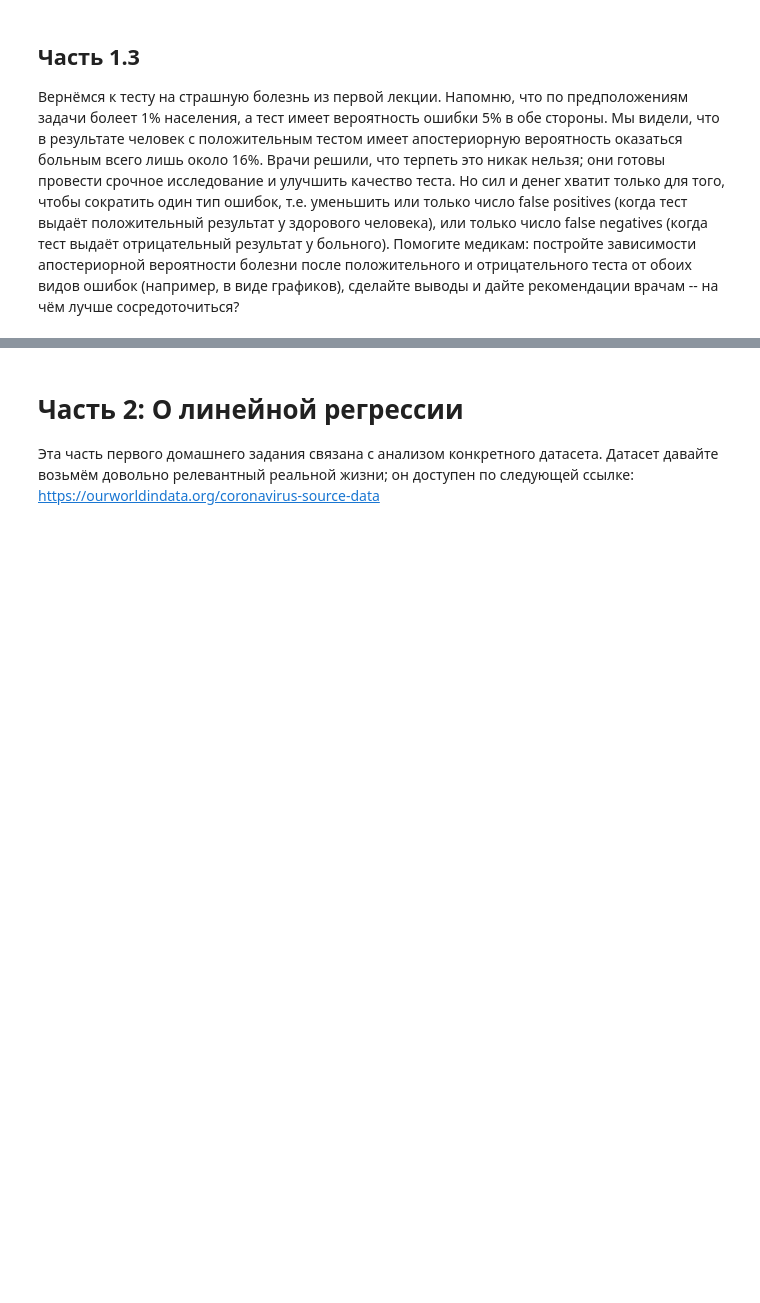
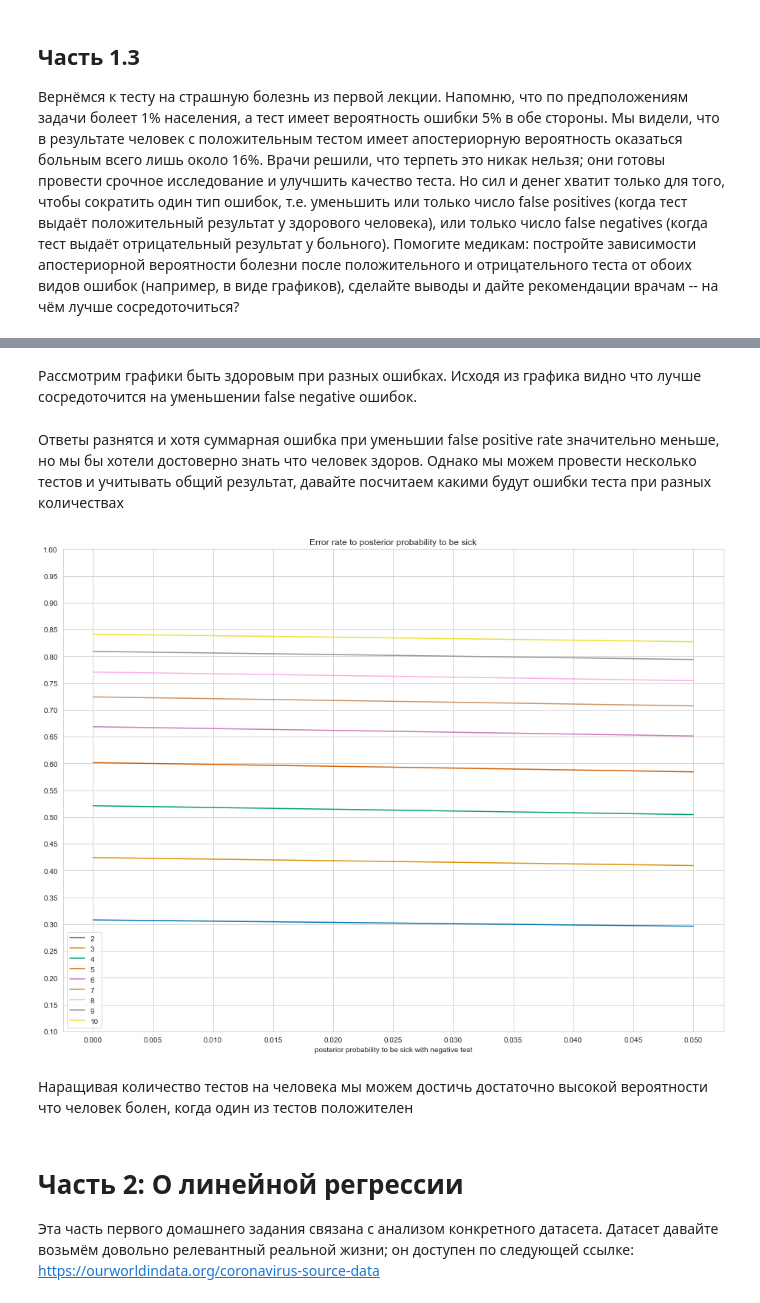
Before and after one commit to IMDxD/made_advance, a Jupyter notebook: home_work1.ipynb, the cells around one changed output, grey strips where cells are left out. Drawn from its saved outputs; the diff is of its cells as text; code cells hidden in the pictures; blank space fills up the shorter version.

```diff
--- a/home_work1.ipynb
+++ b/home_work1.ipynb
@@ -115,3 +141,35 @@ plt.legend(loc="best");
+# %% [markdown]
+Рассмотрим графики быть здоровым при разных ошибках. Исходя из графика видно что лучше сосредоточится на уменьшении false negative ошибок.
+# %% [markdown]
+Ответы разнятся и хотя суммарная ошибка при уменьшии false positive rate значительно меньше, но мы бы хотели достоверно знать что человек здоров. Однако мы можем провести несколько тестов и учитывать общий результат, давайте посчитаем какими будут ошибки теста при разных количествах
+# %%
+def posterior_sick_mult(fp = 0.05, fn = 0.05, n = 2):
+    """
+    Функция подсчета апосториорной вероятности болезни
+    при условии нескольких положительных тестов
+    :param fp - вероятность ложноположительного теста
+    :param fn - вероятность ложноотрицательного теста
+    :return - апостриорную вероятность болезни
+    """
+
+    return 1 - (1 - posterior_sick(fp=fp, fn=fn)) ** n
+# %%
+x = np.linspace(0.00, 0.05, 51)
+
+plt.figure(figsize=(16, 12));
+for n in range(2, 11):
+    plt.plot(x, posterior_sick_mult(fn=x, n=n), label=f"{n}");
+plt.xlabel("error rate");
+plt.xlabel("posterior probability to be sick with negative test");
+plt.title("Error rate to posterior probability to be sick");
+plt.grid(True);
+plt.xticks(np.arange(0, 0.055, 0.005));
+plt.yticks(np.arange(0.1, 1.05, 0.05));
+plt.legend(loc="best");
+# %% [output]
+[figure, added]
+# %% [markdown]
+Наращивая количество тестов на человека мы можем достичь достаточно высокой вероятности что человек болен, когда один из тестов положителен
 # %% [markdown]
 # Часть 2: О линейной регрессии
 Эта часть первого домашнего задания связана с анализом конкретного датасета. Датасет давайте возьмём довольно релевантный реальной жизни; он доступен по следующей ссылке:
```
Also changed, not shown: parts of 35 cells of this notebook.
